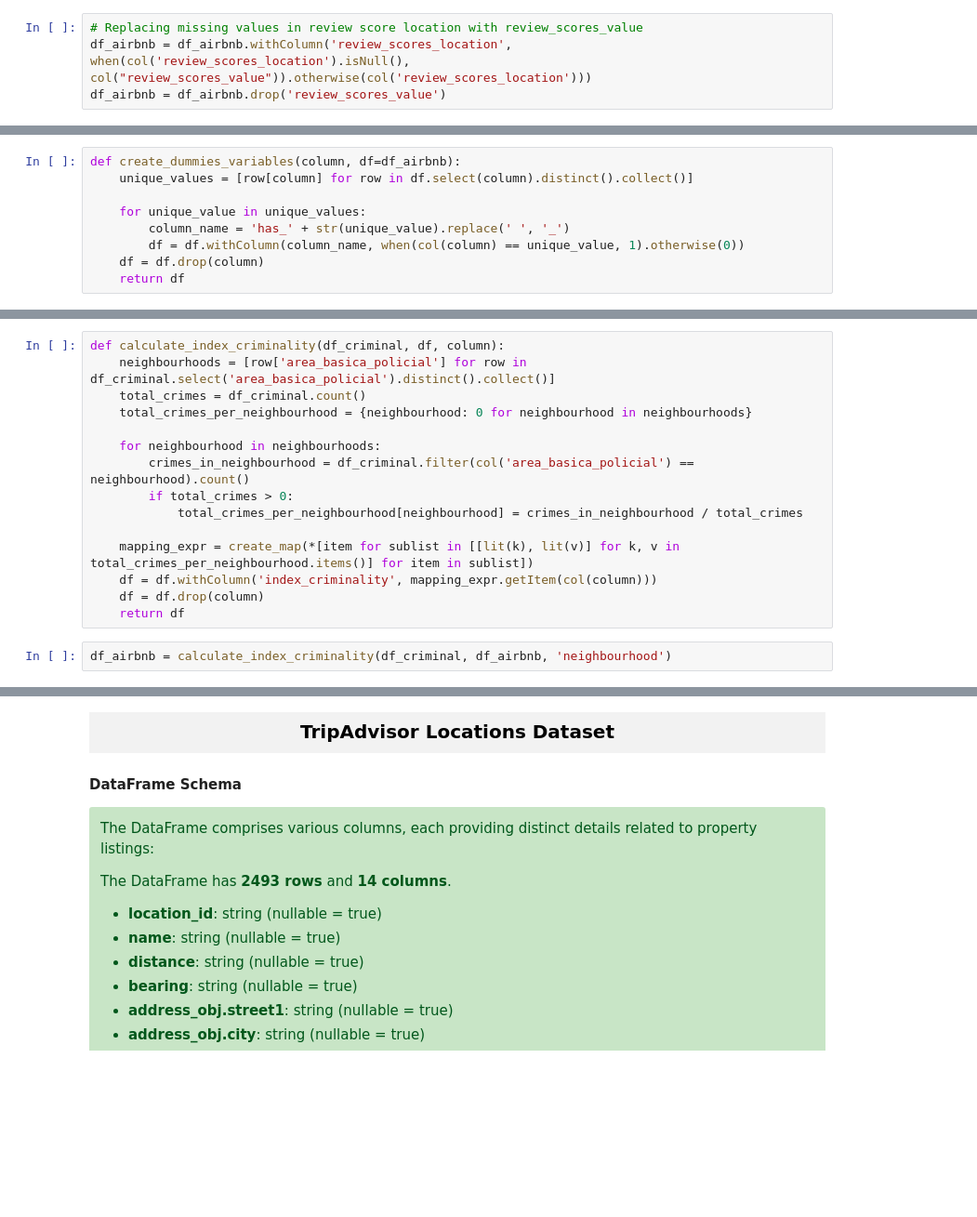
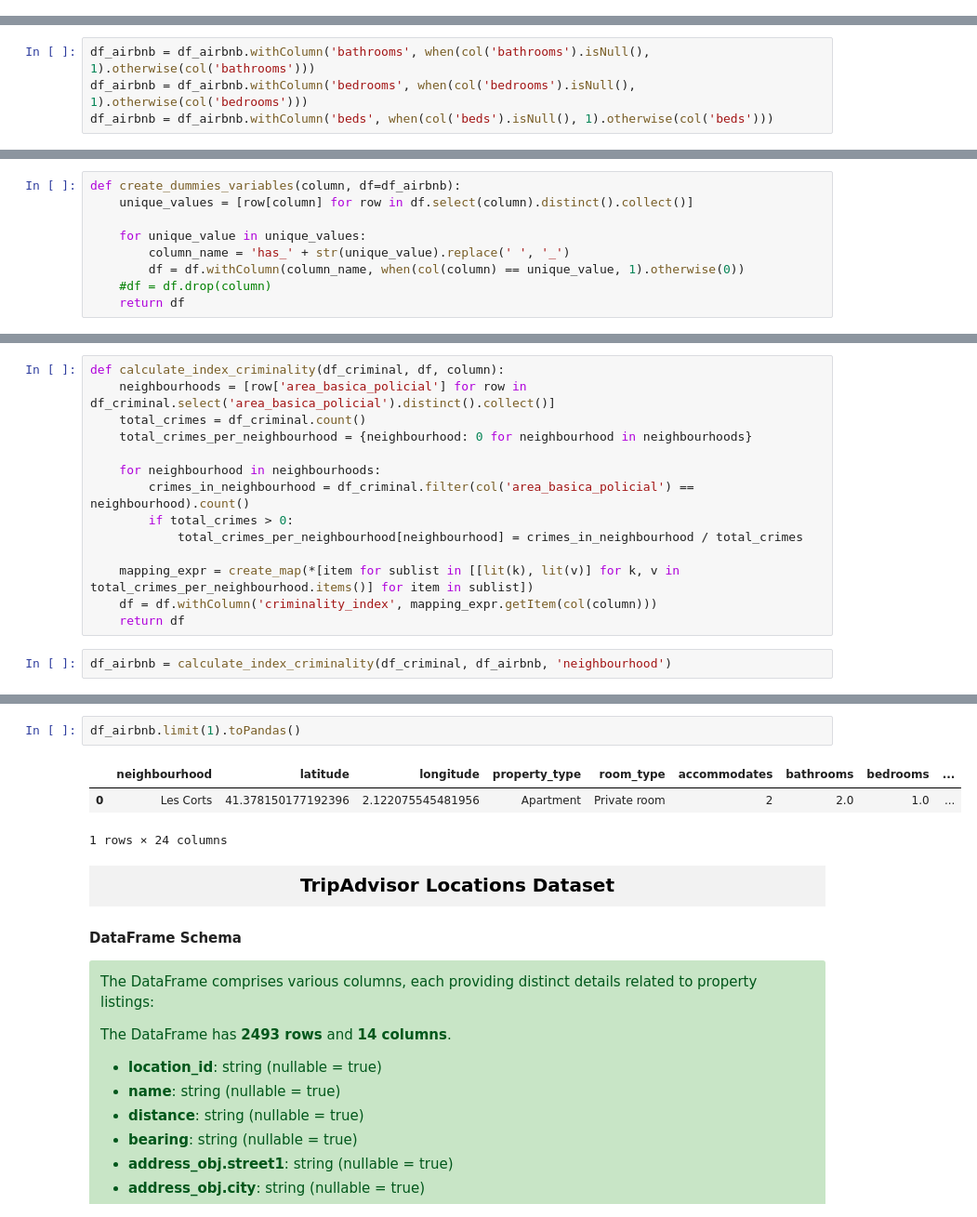
Before and after one commit to elenaalegret/Semantic_Data_Management-AI, a Jupyter notebook: data_quality_pipeline/DataQualityPipeline.ipynb, the cells around one changed output, grey strips where cells are left out. Shown at 93% size. Cells and saved outputs as stored; diff of their text form; blank space fills up the shorter version.

```diff
--- a/data_quality_pipeline/DataQualityPipeline.ipynb
+++ b/data_quality_pipeline/DataQualityPipeline.ipynb
@@ -597,10 +617,6 @@ nan_counts.toPandas()
 - `bedrooms` (9 samples) and `beds` (16 samples): Manual handling required.
 - `price` (7 samples): Manual handling required.
 </div>
-# %%
-# Replacing missing values in review score location with review_scores_value
-df_airbnb = df_airbnb.withColumn('review_scores_location', when(col('review_scores_location').isNull(), col("review_scores_value")).otherwise(col('review_scores_location')))
-df_airbnb = df_airbnb.drop('review_scores_value')
 # %%
 df_airbnb = df_airbnb.filter(col("price").isNotNull()) # Not extract information from other columns
 # %% [markdown]
@@ -698,3 +713,7 @@ nan_counts.toPandas()
+# %%
+df_airbnb = df_airbnb.withColumn('bathrooms', when(col('bathrooms').isNull(), 1).otherwise(col('bathrooms')))
+df_airbnb = df_airbnb.withColumn('bedrooms', when(col('bedrooms').isNull(), 1).otherwise(col('bedrooms')))
+df_airbnb = df_airbnb.withColumn('beds', when(col('beds').isNull(), 1).otherwise(col('beds')))
 # %% [markdown]
 <div class="alert alert-block alert-info" style="color: #01571B; background-color: #C8E5C6;">
 
@@ -744,7 +765,7 @@ def create_dummies_variables(column, df=df_airbnb):
     for unique_value in unique_values:
         column_name = 'has_' + str(unique_value).replace(' ', '_')
         df = df.withColumn(column_name, when(col(column) == unique_value, 1).otherwise(0))
-    df = df.drop(column)
+    #df = df.drop(column)
     return df
 # %%
 [row[column] for row in df_airbnb.select('cancellation_policy').distinct().collect()]
@@ -763,8 +784,7 @@ def calculate_index_criminality(df_criminal, df, column):
             total_crimes_per_neighbourhood[neighbourhood] = crimes_in_neighbourhood / total_crimes
 
     mapping_expr = create_map(*[item for sublist in [[lit(k), lit(v)] for k, v in total_crimes_per_neighbourhood.items()] for item in sublist])
-    df = df.withColumn('index_criminality', mapping_expr.getItem(col(column)))
-    df = df.drop(column)
+    df = df.withColumn('criminality_index', mapping_expr.getItem(col(column)))
     return df
 # %%
 df_airbnb = calculate_index_criminality(df_criminal, df_airbnb, 'neighbourhood')
@@ -775,3 +838,9 @@ df_airbnb = calculate_index_criminality(df_criminal, df_airbnb, 'neighbourhood')
+# %%
+df_airbnb.limit(1).toPandas()
+# %% [output]
+|  | neighbourhood | latitude | longitude | property_type | room_type | accommodates | bathrooms | bedrooms | ... |
+| 0 | Les Corts | 41.378150177192396 | 2.122075545481956 | Apartment | Private room | 2 | 2.0 | 1.0 | ... |
+1 rows × 24 columns
 # %% [markdown]
 <div style="background-color:#F2F2F2; padding: 10px;">
     <div style="text-align: center;">
```
Also changed, not shown: parts of 28 cells of this notebook, 12 other files.
